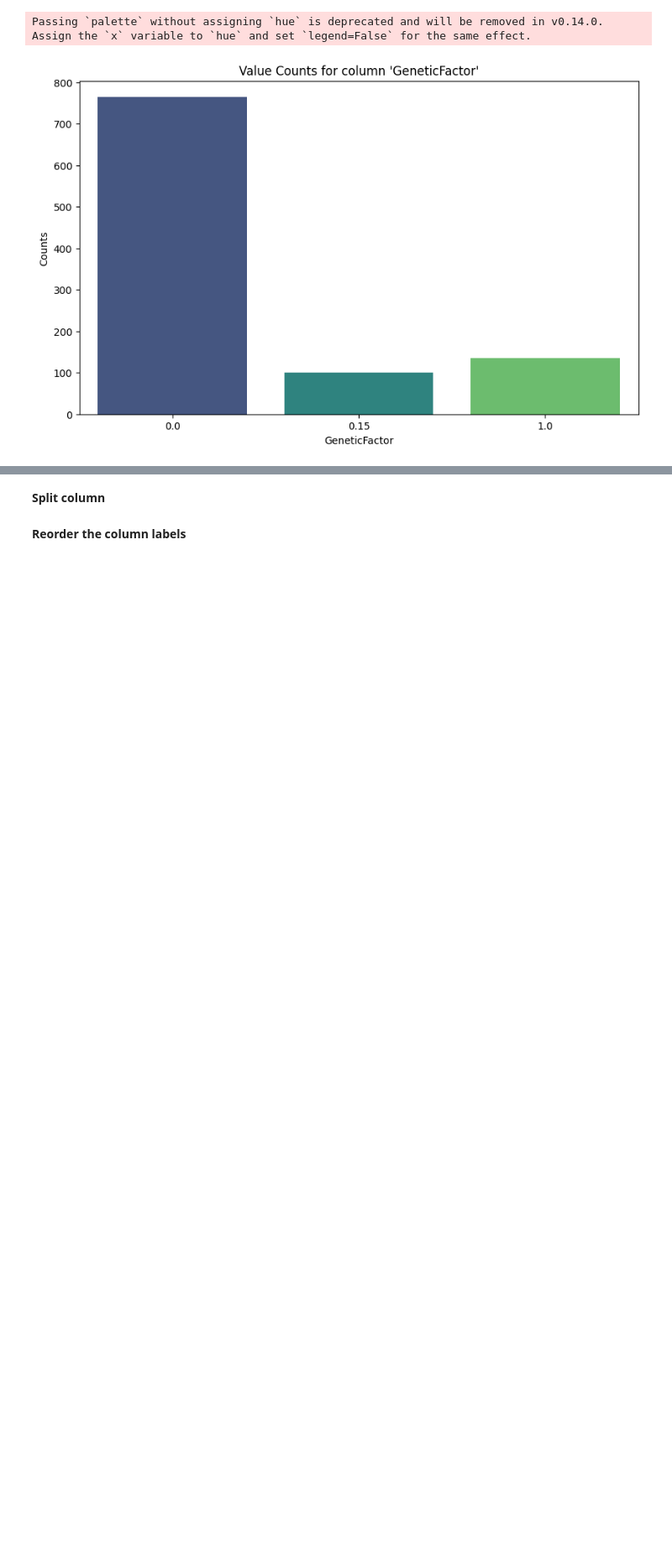
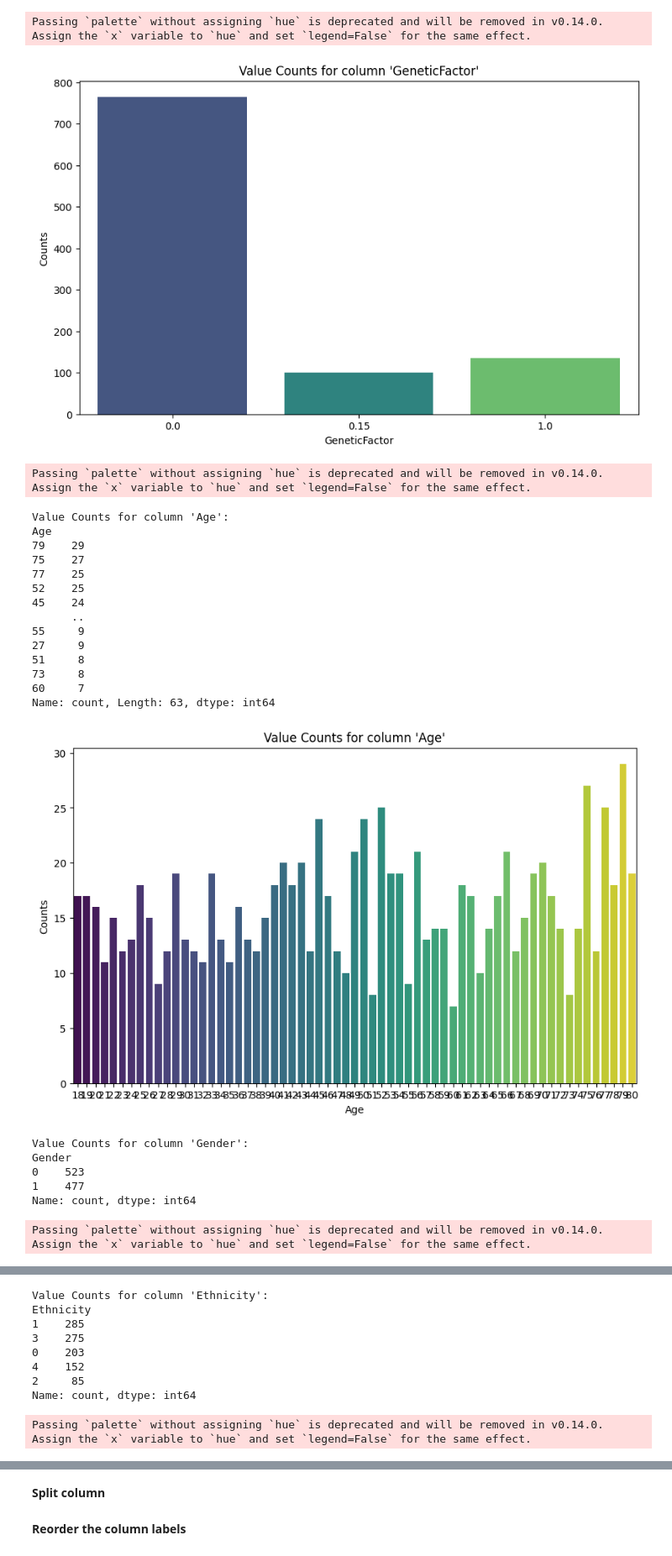
Before and after one commit to Daught/machine-learning-cheatsheet, a Jupyter notebook: exercises/data_analysis_template.ipynb, the cells around one changed output, grey strips where cells are left out. Shown: that part at 84% size. Cells and saved outputs as stored; diff of their text form; code cells hidden in the pictures; blank space fills up the shorter version.

```diff
--- a/exercises/data_analysis_template.ipynb
+++ b/exercises/data_analysis_template.ipynb
@@ -213,3 +267,44 @@ plt.show()
 # %% [output]
 Passing `palette` without assigning `hue` is deprecated and will be removed in v0.14.0. Assign the `x` variable to `hue` and set `legend=False` for the same effect.
 [figure]
+# %%
+#Shows values of each column and plots it (find differences, often used values, ...)
+column_names = df.columns.tolist()
+for column_name in column_names:
+    value_counts = df[column_name].value_counts()
+    print("Value Counts for column '{}':".format(column_name))
+    print(value_counts)
+    print()
+
+    # Plotting the value counts
+    plt.figure(figsize=(10, 6))
+    sns.barplot(x=value_counts.index, y=value_counts.values, palette="viridis")
+
+    # Adding titles and labels
+    plt.title("Value Counts for column '{}'".format(column_name))
+    plt.xlabel(column_name)
+    plt.ylabel('Counts')
+    plt.show()
+# %% [output]
+Passing `palette` without assigning `hue` is deprecated and will be removed in v0.14.0. Assign the `x` variable to `hue` and set `legend=False` for the same effect.
+Value Counts for column 'Age':
+Age
+79    29
+75    27
+77    25
+52    25
+45    24
+      ..
+55     9
+27     9
+51     8
+73     8
+60     7
+Name: count, Length: 63, dtype: int64
+[figure, added]
+Value Counts for column 'Gender':
+Gender
+0    523
+1    477
+Name: count, dtype: int64
+Passing `palette` without assigning `hue` is deprecated and will be removed in v0.14.0. Assign the `x` variable to `hue` and set `legend=False` for the same effect.
@@ -215,0 +312,9 @@ Passing `palette` without assigning `hue` is deprecated and will be removed in v
+Value Counts for column 'Ethnicity':
+Ethnicity
+1    285
+3    275
+0    203
+4    152
+2     85
+Name: count, dtype: int64
+Passing `palette` without assigning `hue` is deprecated and will be removed in v0.14.0. Assign the `x` variable to `hue` and set `legend=False` for the same effect.
```
Also changed, not shown: parts of 22 cells of this notebook.
